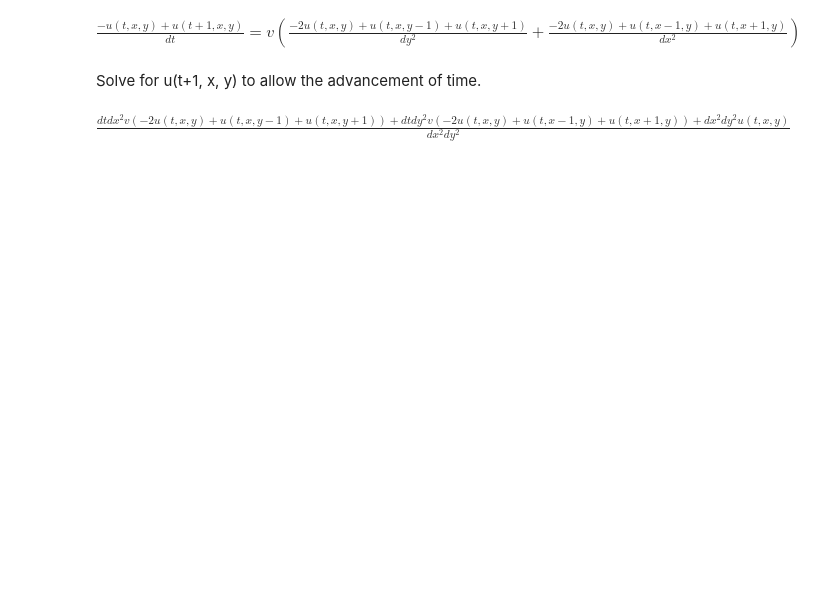
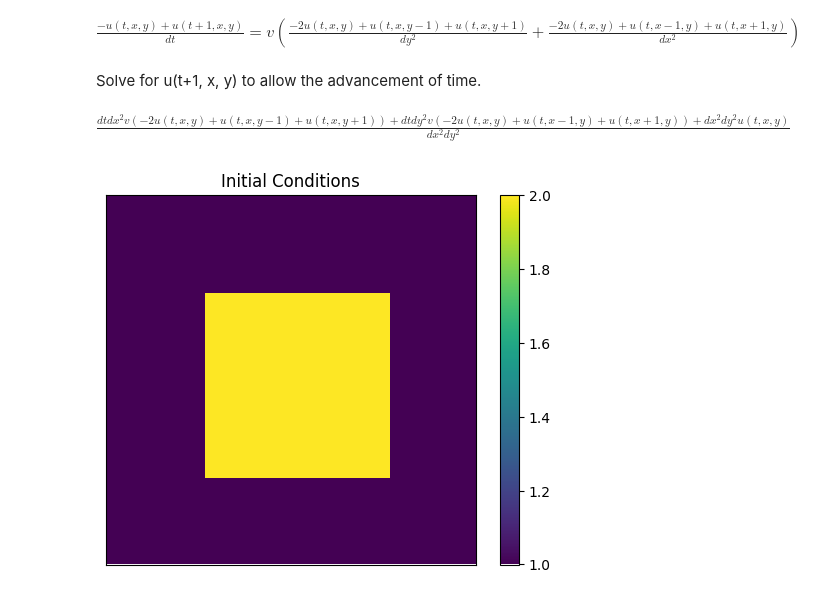
Before and after one commit to ColouredCat/Fluid_Sums, a Jupyter notebook: 2d-diffusion.ipynb, the cells around one changed output. Cells and saved outputs as stored; diff of their text form; code cells hidden in the pictures; blank space fills up the shorter version.

```diff
--- a/2d-diffusion.ipynb
+++ b/2d-diffusion.ipynb
@@ -42,3 +42,38 @@ update = lambdify([dx, dy, dt, v, u(t, x, y), u(t, x+1, y), u(t, x-1, y), u(t, x
 solution
 # %% [output]
 $\displaystyle \frac{dt dx^{2} v \left(- 2 u{\left(t,x,y \right)} + u{\left(t,x,y - 1 \right)} + u{\left(t,x,y + 1 \right)}\right) + dt dy^{2} v \left(- 2 u{\left(t,x,y \right)} + u{\left(t,x - 1,y \right)} + u{\left(t,x + 1,y \right)}\right) + dx^{2} dy^{2} u{\left(t,x,y \right)}}{dx^{2} dy^{2}}$
+# %%
+import numpy as np
+import matplotlib.pyplot as plt
+
+width = 30
+height = 30
+nu = width*height
+
+dx = 1
+dy = 1
+dt = 0.08
+nt = 200
+v = 1
+
+def generate_grid():
+    u = np.ones(shape=(width, height))
+    for x in range(width):
+        for y in range(height):
+            if (x > width/4 and x < 3*width/4) and (y > height/4 and y < 3*height/4):
+                u[x][y] = 2
+    return u
+
+u = generate_grid()
+# %%
+def plot(u, title=None):
+    plt.imshow(u)
+    plt.yticks([])
+    plt.xticks([])
+    plt.title(title)
+    plt.colorbar()
+    plt.show()
+
+plot(u, title="Initial Conditions")
+# %% [output]
+[figure, added]
```
Also changed, not shown: parts of 3 cells of this notebook, 1 other file.
